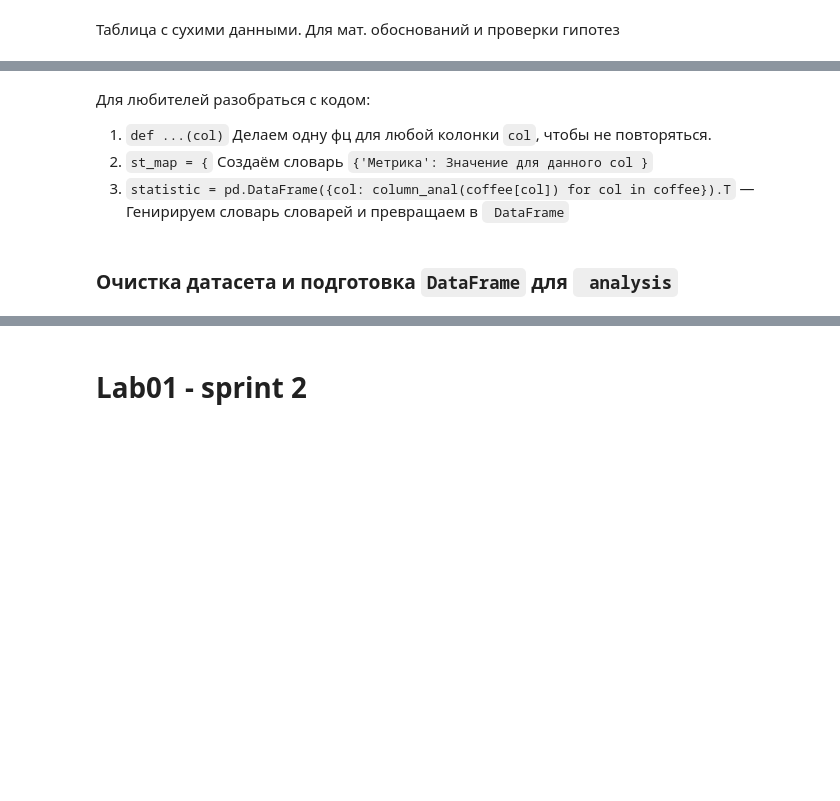
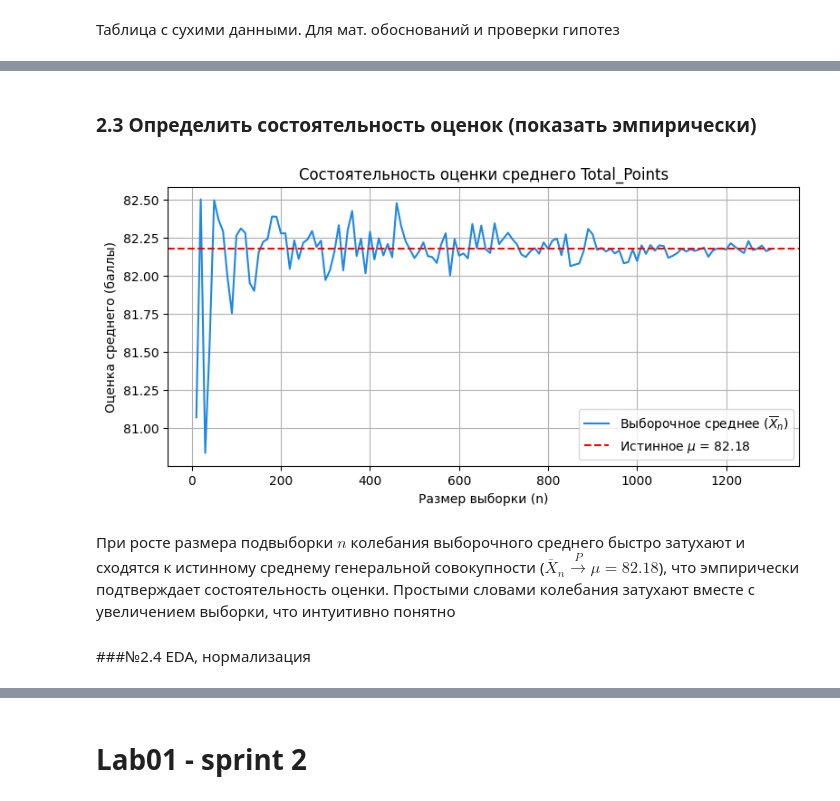
Before and after one commit to yen-28/StatLab52, a Jupyter notebook: beginners.ipynb, the cells around one changed output, grey strips where cells are left out. Drawn from its saved outputs; the diff is of its cells as text; code cells hidden in the pictures; blank space fills up the shorter version.

````diff
--- a/beginners.ipynb
+++ b/beginners.ipynb
@@ -24,3 +139,29 @@ df.head()  # здесь просто выпишу верхушку датасе
+# %% [markdown]
+### 2.3 Определить состоятельность оценок (показать эмпирически)
+# %%
+# Эмпирическая состоятельность оценки среднего
+np.random.seed(67) # делаем так чтобы линии и точки не съезжали при новом запуске
+pop_pts = coffee['Total_Points'].dropna()
+true_mean = pop_pts.mean()
+
+sample_sizes = np.arange(10, len(pop_pts), 10)
+sample_means = [pop_pts.sample(n, replace=False).mean() for n in sample_sizes]
+
+plt.figure(figsize=(9, 4))
+plt.plot(sample_sizes, sample_means, color='#1E88E5', label=r'Выборочное среднее ($\overline{X}_n$)')
+plt.axhline(true_mean, color='red', linestyle='--', label=fr'Истинное $\mu$ = {true_mean:.2f}')
+plt.title('Состоятельность оценки среднего Total_Points')
+plt.xlabel('Размер выборки (n)')
+plt.ylabel('Оценка среднего (баллы)')
+plt.legend()
+plt.grid(True)
+plt.show()
+# %% [output]
+[figure, added]
+# %% [markdown]
+При росте размера подвыборки $n$ колебания выборочного среднего быстро затухают и сходятся к истинному среднему генеральной совокупности ($\overline{X}_n \xrightarrow{P} \mu = 82.18$), что эмпирически подтверждает состоятельность оценки. Простыми словами колебания затухают вместе с увеличением выборки, что интуитивно понятно
+# %% [markdown]
+###№2.4 EDA, нормализация
 # %%
 def column_anal(col): # название обсуждаемо в целом
   '''
@@ -63,11 +204,3 @@ display(statistic)
 | Acidity | 1310.0 | 9875.91 | 7.538863 | 7.5 | 7.50 | 0.319912 | 0.102344 | 7.33 | 7.75 | 0.42 | -0.200580 | ... |
 | Sweetness | 1310.0 | 12983.19 | 9.910832 | 10.0 | 10.00 | 0.454991 | 0.207017 | 10.00 | 10.00 | 0.00 | -9.254962 | ... |
 | Defects | 1310.0 | 4707.00 | 3.593130 | 2.0 | 0.00 | 5.352233 | 28.646400 | 0.00 | 4.00 | 4.00 | 3.646885 | ... |
-# %% [markdown]
-Для любителей разобраться с кодом:
-
-1. ``` def ...(col) ``` Делаем одну фц для любой колонки ``` col ```, чтобы не повторяться.
-2. ``` st_map = { ``` Создаём словарь ```{'Метрика': Значение для данного col }```
-3. ``` statistic = pd.DataFrame({col: column_anal(coffee[col]) for col in coffee}).T ``` — Генирируем словарь словарей и превращаем в ``` DataFrame```
-# %% [markdown]
-### Очистка датасета и подготовка ``` DataFrame ``` для ``` analysis```
````
Also changed, not shown: parts of 44 cells of this notebook.
